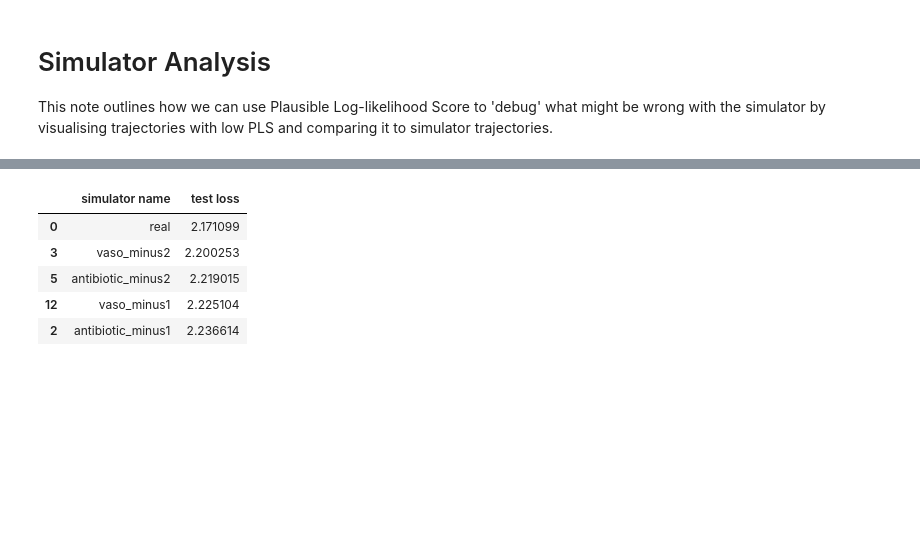
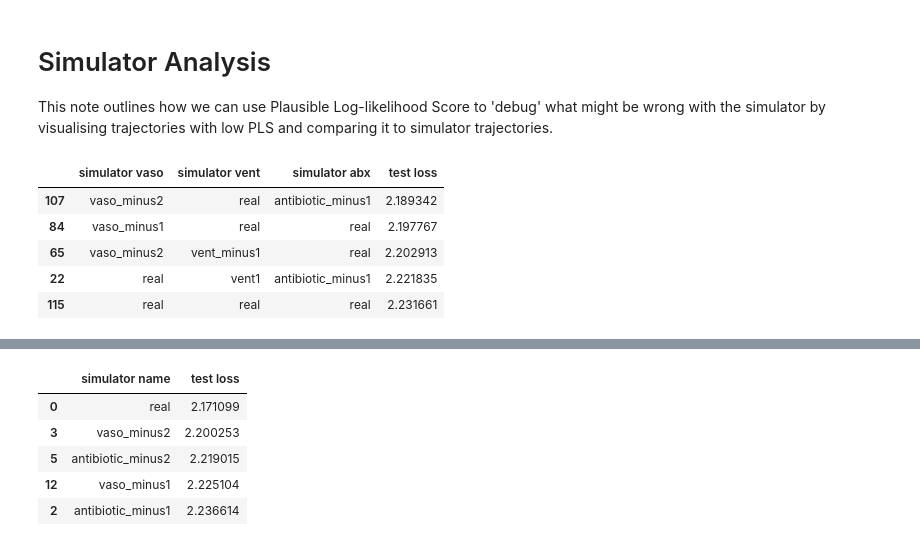
Before and after one commit to faaizT/SimulatorValidation, a Jupyter notebook: Sontag Simulator Results.ipynb, the cells around one changed output, grey strips where cells are left out. Cells and saved outputs as stored; diff of their text form; code cells hidden in the pictures; blank space fills up the shorter version.

```diff
--- a/Sontag Simulator Results.ipynb
+++ b/Sontag Simulator Results.ipynb
@@ -11,0 +14,10 @@ import pandas
+# %%
+results.sort_values(by=['test loss'], inplace=True)
+results.head()
+# %% [output]
+|  | simulator vaso | simulator vent | simulator abx | test loss |
+| 107 | vaso_minus2 | real | antibiotic_minus1 | 2.189342 |
+| 84 | vaso_minus1 | real | real | 2.197767 |
+| 65 | vaso_minus2 | vent_minus1 | real | 2.202913 |
+| 22 | real | vent1 | antibiotic_minus1 | 2.221835 |
+| 115 | real | real | real | 2.231661 |
```
Also changed, not shown: parts of 4 cells of this notebook.
